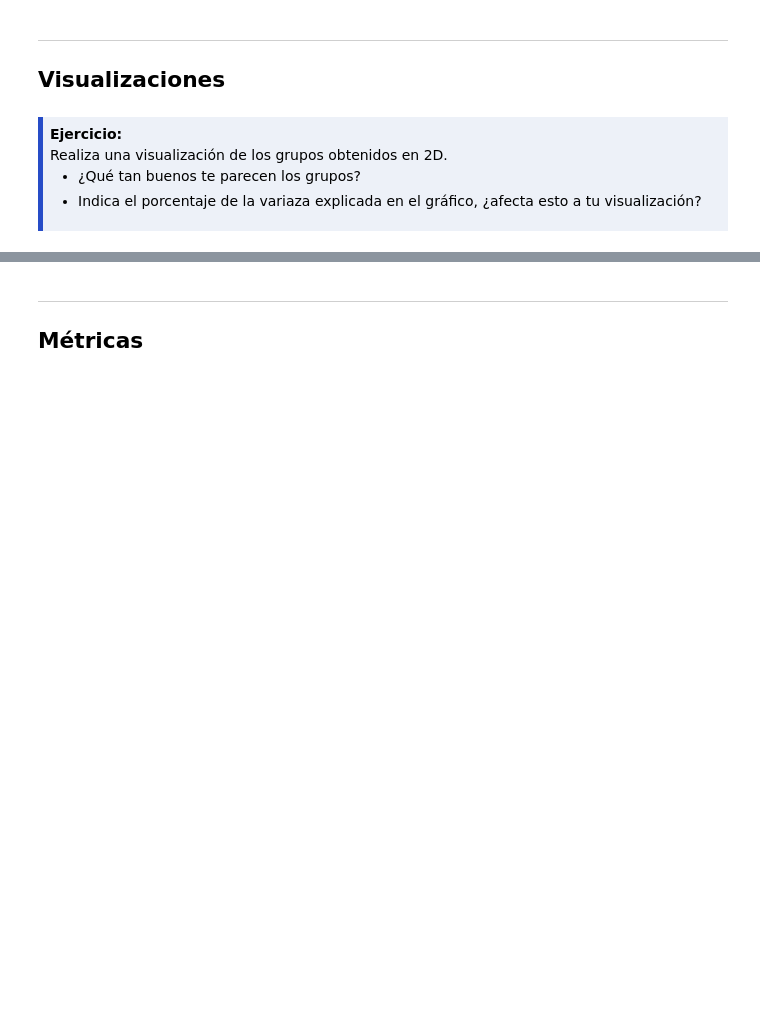
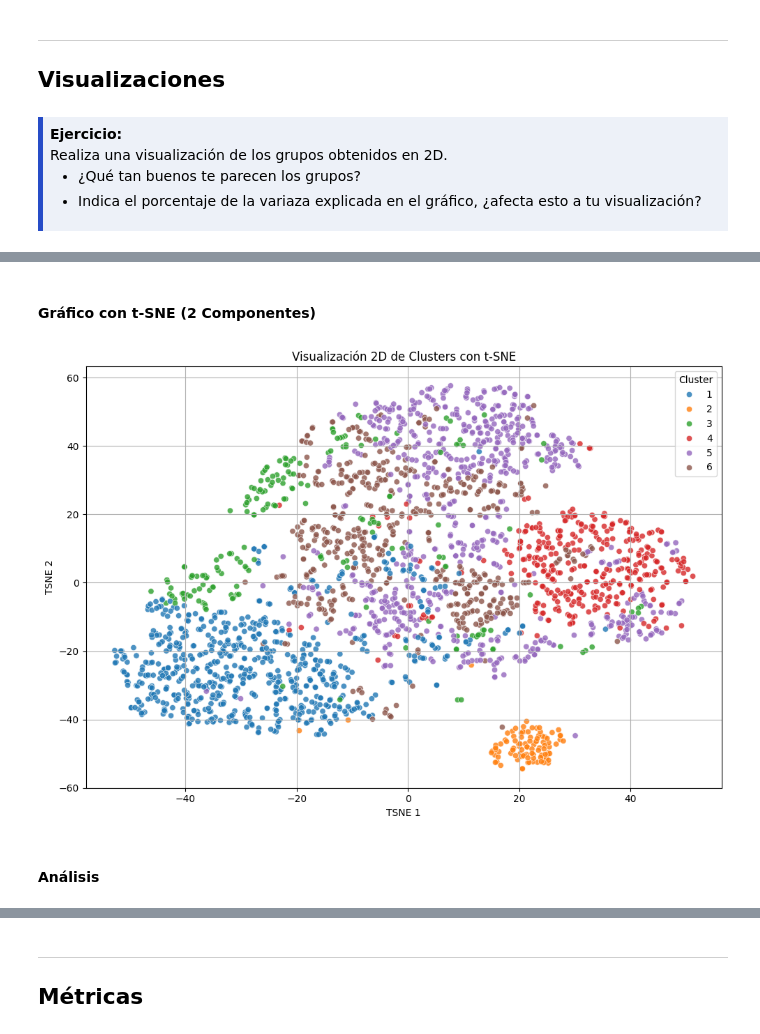
Before and after one commit to niconlvs/ModelosML, a Jupyter notebook: 2-Ejercicios/03-Agrupamiento-Jerarquico.ipynb, the cells around one changed output, grey strips where cells are left out. Saved outputs shown, nothing was run; the diff lists cells and outputs as text; code cells hidden in the pictures; blank space fills up the shorter version.

```diff
--- a/2-Ejercicios/03-Agrupamiento-Jerarquico.ipynb
+++ b/2-Ejercicios/03-Agrupamiento-Jerarquico.ipynb
@@ -302,0 +427,32 @@ for col in cat_cols:
+# %% [markdown]
+#### Gráfico con t-SNE (2 Componentes)
+# %%
+# Usamos los datos finales (numéricas + categóricas codificadas)
+X = df_cluster_ready.values
+y = df['Cluster']
+
+# Aplicar t-SNE a 2 dimensiones
+tsne = TSNE(n_components=2, perplexity=30, random_state=42)
+X_tsne = tsne.fit_transform(X)
+
+# Crear DataFrame con coordenadas t-SNE y cluster
+df_tsne = pd.DataFrame({
+    'TSNE1': X_tsne[:, 0],
+    'TSNE2': X_tsne[:, 1],
+    'Cluster': y
+})
+
+# Graficar
+plt.figure(figsize=(10, 7))
+sns.scatterplot(data=df_tsne, x='TSNE1', y='TSNE2', hue='Cluster', palette='tab10', alpha=0.8)
+plt.title('Visualización 2D de Clusters con t-SNE')
+plt.xlabel('TSNE 1')
+plt.ylabel('TSNE 2')
+plt.legend(title='Cluster')
+plt.grid(True)
+plt.tight_layout()
+plt.show()
+# %% [output]
+[figure, added]
+# %% [markdown]
+#### Análisis
```
Also changed, not shown: parts of 16 cells of this notebook.
